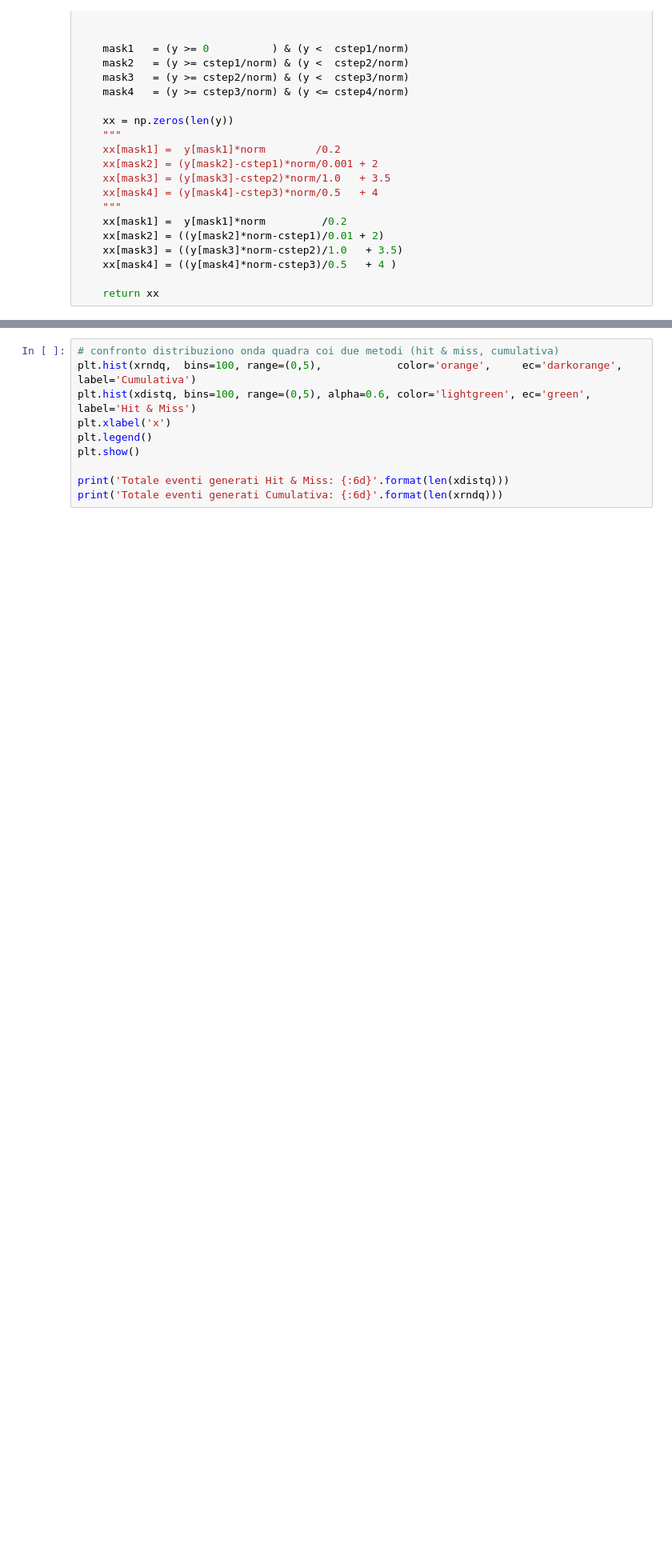
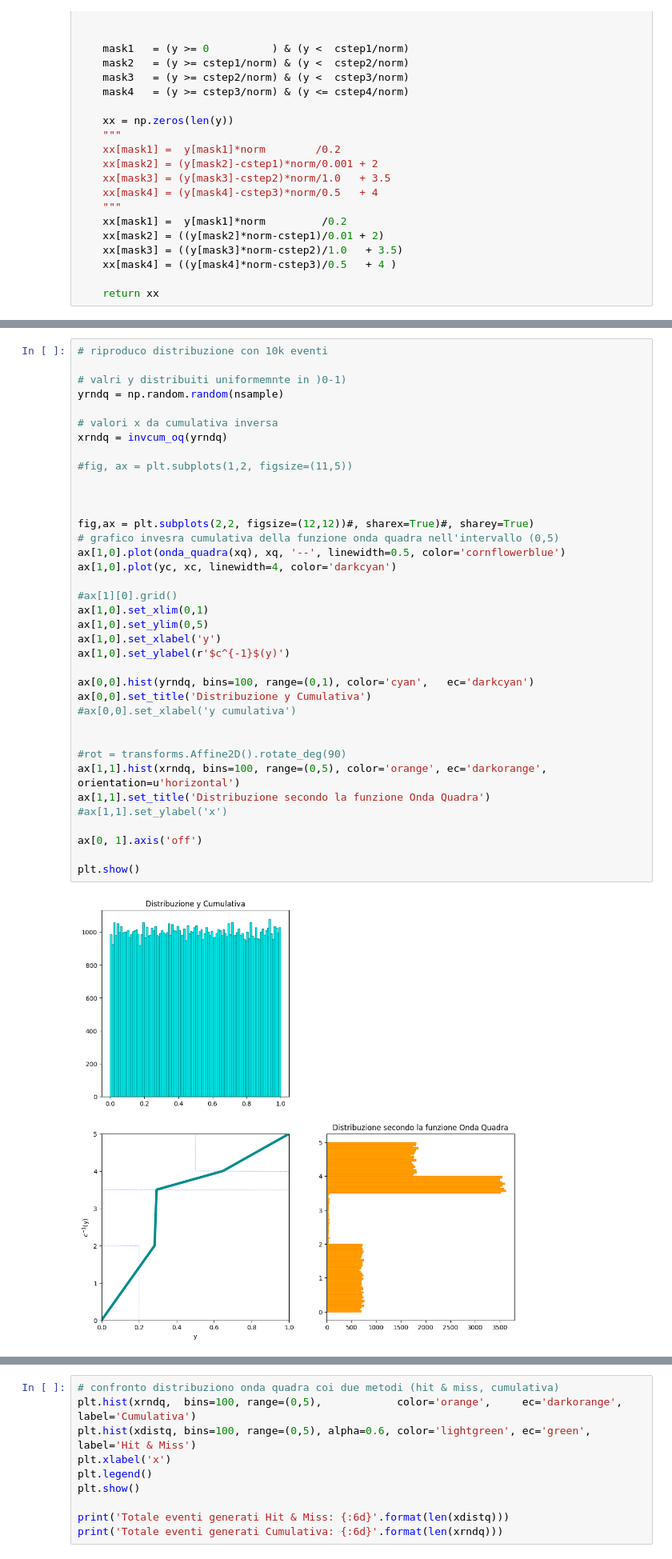
Before and after one commit to s-germani/metodi-computazionali-fisica-2023, a Jupyter notebook: notebooks/lezioni/L10_MonteCarlo.ipynb, the cells around one changed output, grey strips where cells are left out. Shown at 80% size. Drawn from its saved outputs; the diff is of its cells as text; blank space fills up the shorter version.

```diff
--- a/notebooks/lezioni/L10_MonteCarlo.ipynb
+++ b/notebooks/lezioni/L10_MonteCarlo.ipynb
@@ -494,3 +520,42 @@ plt.show()
+# %%
+# riproduco distribuzione con 10k eventi
+
+# valri y distribuiti uniformemnte in )0-1)
+yrndq = np.random.random(nsample)
+
+# valori x da cumulativa inversa
+xrndq = invcum_oq(yrndq)
+
+#fig, ax = plt.subplots(1,2, figsize=(11,5))
+
+
+
+fig,ax = plt.subplots(2,2, figsize=(12,12))#, sharex=True)#, sharey=True)
+# grafico invesra cumulativa della funzione onda quadra nell'intervallo (0,5)
+ax[1,0].plot(onda_quadra(xq), xq, '--', linewidth=0.5, color='cornflowerblue')
+ax[1,0].plot(yc, xc, linewidth=4, color='darkcyan')
+
+#ax[1][0].grid()
+ax[1,0].set_xlim(0,1)
+ax[1,0].set_ylim(0,5)
+ax[1,0].set_xlabel('y')
+ax[1,0].set_ylabel(r'$c^{-1}$(y)')
+
+ax[0,0].hist(yrndq, bins=100, range=(0,1), color='cyan',   ec='darkcyan')
+ax[0,0].set_title('Distribuzione y Cumulativa')
+#ax[0,0].set_xlabel('y cumulativa')
+
+
+#rot = transforms.Affine2D().rotate_deg(90)
+ax[1,1].hist(xrndq, bins=100, range=(0,5), color='orange', ec='darkorange', orientation=u'horizontal')
+ax[1,1].set_title('Distribuzione secondo la funzione Onda Quadra')
+#ax[1,1].set_ylabel('x')
+
+ax[0, 1].axis('off')
+
+plt.show()
+# %% [output]
+[figure, added]
 # %%
 # riproduco distribuzione con 10k eventi
 
```
Also changed, not shown: parts of 9 cells of this notebook.
